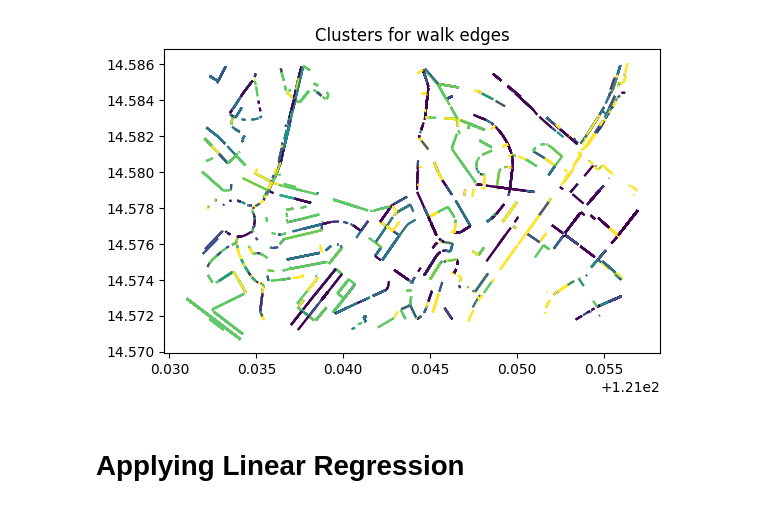
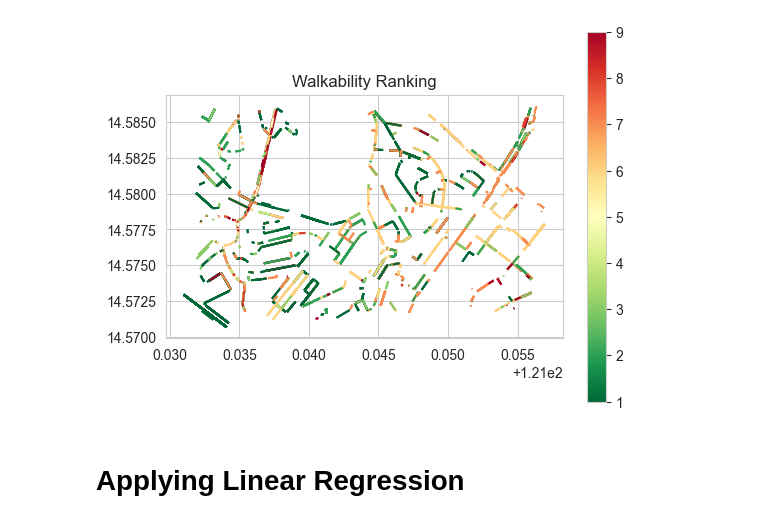
Before and after one commit to eltgnd/pjdsc-padyak, a Jupyter notebook: clustering/analysis.ipynb, the cells around one changed output. Cells and saved outputs as stored; diff of their text form; code cells hidden in the pictures.

```diff
--- a/clustering/analysis.ipynb
+++ b/clustering/analysis.ipynb
@@ -21,3 +60,6 @@ df_walk = pd.read_csv('features/walk_cluster_full.csv')
+# %%
+df_bike['rank'] = df_bike['Cluster'].replace(bikeability_ranking)
+df_walk['rank'] = df_walk['Cluster'].replace(walkability_ranking)
 # %%
 df_bike_geo = df_bike.merge(gdf_edge_bike, how='inner', on=['u','v','key']).reset_index()
 df_walk_geo = df_walk.merge(gdf_edge_walk, how='inner', on=['u','v','key']).reset_index()
@@ -25,7 +67,15 @@ df_walk_geo = df_walk.merge(gdf_edge_walk, how='inner', on=['u','v','key']).rese
 gdf_bike = gpd.GeoDataFrame(df_bike_geo)
 gdf_walk = gpd.GeoDataFrame(df_walk_geo)
 # %%
-gdf_bike.plot(column='Cluster')
-plt.title('Clusters for bike edges')
+sns.set_style("whitegrid")
+sns.set_palette("muted")
+
+gdf_bike.plot(
+    column='rank',
+    legend=True,
+    cmap='RdYlGn_r')
+
+plt.title('Bikeability Ranking')
+plt.savefig('bikeability_ranking.jpg')
 plt.show()
 # %% [output]
@@ -33,9 +83,14 @@ plt.show()
 # %%
-gdf_walk.plot(column='Cluster')
-plt.title('Clusters for walk edges')
+gdf_walk.plot(
+    column='rank',
+    legend=True,
+    cmap='RdYlGn_r')
+
+plt.title('Walkability Ranking')
+plt.savefig('walkability_ranking.jpg')
 plt.show()
 # %% [output]
-[figure, old version]
+[figure, new version]
 # %% [markdown]
 # Applying Linear Regression
 # %%
```
Also changed, not shown: parts of 7 cells of this notebook, 2 other files.
